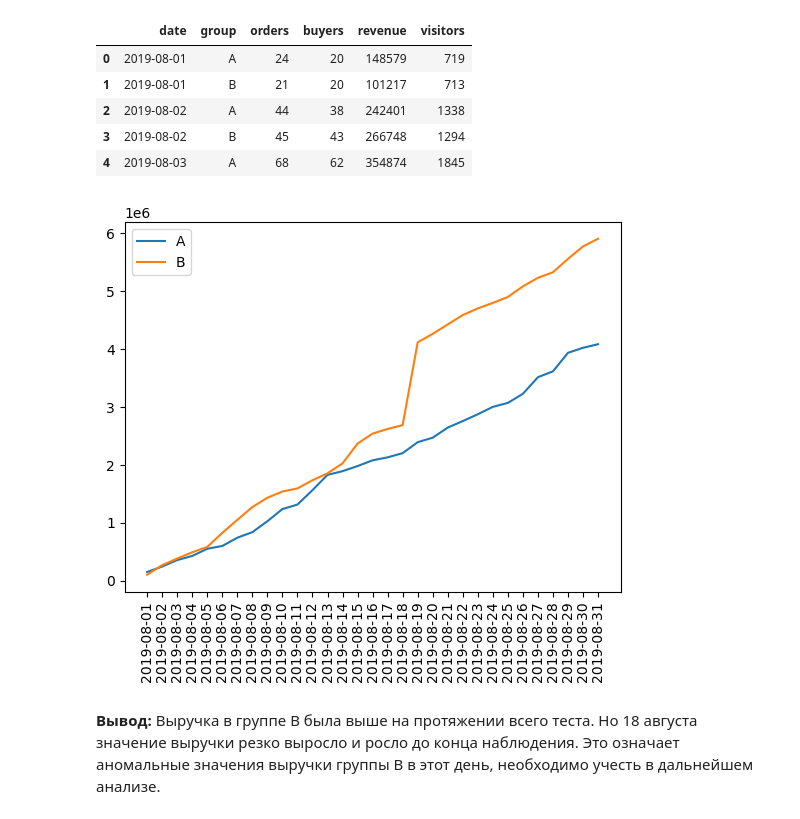
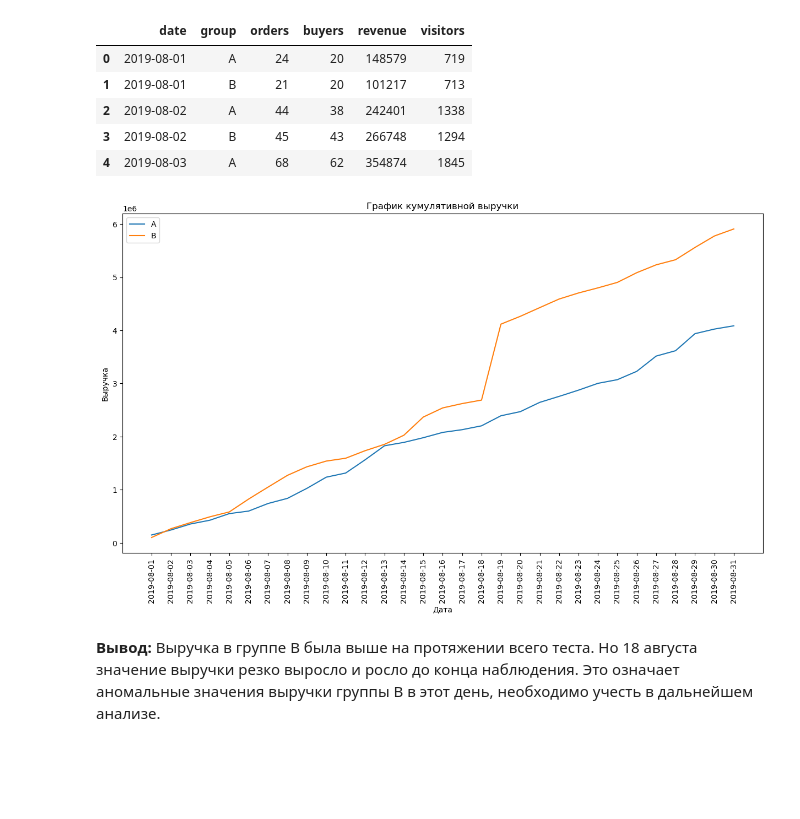
Before and after one commit to EVNIAN/practicum_projects, a Jupyter notebook: practicum_ab-test.ipynb, the cells around one changed output. Saved outputs shown, nothing was run; the diff lists cells and outputs as text; code cells hidden in the pictures; blank space fills up the shorter version.

```diff
--- a/practicum_ab-test.ipynb
+++ b/practicum_ab-test.ipynb
@@ -20,12 +23,31 @@ register_matplotlib_converters()
 # %%
-# загружаем датасеты
+# Пути к файлам
+visitors_path1 = '/datasets/visitors.csv'
+visitors_path2 = 'C:/Users/Admin/Documents/Data_Analytic/Datasets/visitors.csv'
+orders_path1 = '/datasets/orders.csv'
+orders_path2 = 'C:/Users/Admin/Documents/Data_Analytic/Datasets/orders.csv'
+hypothesis_path1 = '/datasets/hypothesis.csv'
+hypothesis_path2 = 'C:/Users/Admin/Documents/Data_Analytic/Datasets/hypothesis.csv'
 
-try:
-    visitors = pd.read_csv('C:/Users/Admin/Documents/Data_Analytic/Datasets/visitors.csv')
-    orders = pd.read_csv('C:/Users/Admin/Documents/Data_Analytic/Datasets/orders.csv')
-    hypothesis = pd.read_csv('C:/Users/Admin/Documents/Data_Analytic/Datasets/hypothesis.csv')
-except:
-    visitors = pd.read_csv('/datasets/visitors.csv')
-    orders = pd.read_csv('/datasets/orders.csv')
-    hypothesis = pd.read_csv('/datasets/hypothesis.csv')
+# Проверяем существование директорий и загружаем данные с установкой индекса и преобразованием дат
+if os.path.exists(visitors_path1):
+    visitors = pd.read_csv(visitors_path1, parse_dates=['date'], index_col=False)
+elif os.path.exists(visitors_path2):
+    visitors = pd.read_csv(visitors_path2)
+else:
+    print('Файл visitors.csv не найден')
+
+if os.path.exists(orders_path1):
+    orders = pd.read_csv(orders_path1, parse_dates=['date'], index_col=False)
+elif os.path.exists(orders_path2):
+    orders = pd.read_csv(orders_path2)
+else:
+    print('Файл orders.csv не найден')
+
+if os.path.exists(hypothesis_path1):
+    hypothesis = pd.read_csv(hypothesis_path1)
+elif os.path.exists(hypothesis_path2):
+    hypothesis = pd.read_csv(hypothesis_path2)
+else:
+    print('Файл hypothesis.csv не найден')
 # %%
@@ -258,19 +376,23 @@ cumulativeData.head(5)
 # %%
 # датафрейм с кумулятивным количеством заказов и кумулятивной выручкой по дням в группе А
 cumulativeRevenueA = cumulativeData[cumulativeData['group']=='A'][['date','revenue', 'orders']]
 
 # датафрейм с кумулятивным количеством заказов и кумулятивной выручкой по дням в группе B
 cumulativeRevenueB = cumulativeData[cumulativeData['group']=='B'][['date','revenue', 'orders']]
 
 # Строим график выручки группы А
+plt.figure(figsize=(15, 8))
 plt.plot(cumulativeRevenueA['date'], cumulativeRevenueA['revenue'], label='A')
 
 # Строим график выручки группы B
 plt.plot(cumulativeRevenueB['date'], cumulativeRevenueB['revenue'], label='B')
+plt.title('График кумулятивной выручки')
+plt.xlabel('Дата')
+plt.ylabel('Выручка')
 plt.xticks(rotation=90)
 plt.legend();
 # %% [output]
-[figure, old version]
+[figure, new version]
 # %% [markdown]
 **Вывод:** Выручка в группе В была выше на протяжении всего теста. Но 18 августа значение выручки резко выросло и росло до конца наблюдения. Это означает аномальные значения выручки группы В в этот день, необходимо учесть в дальнейшем анализе.
 # %% [markdown]
```
Also changed, not shown: parts of 77 cells of this notebook.
